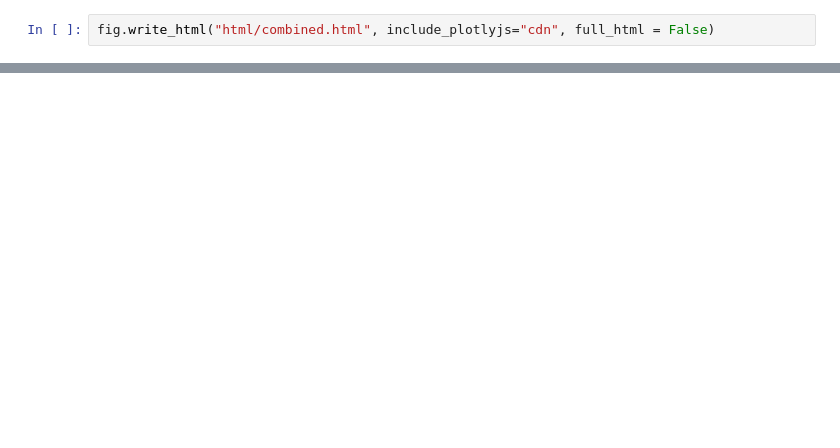
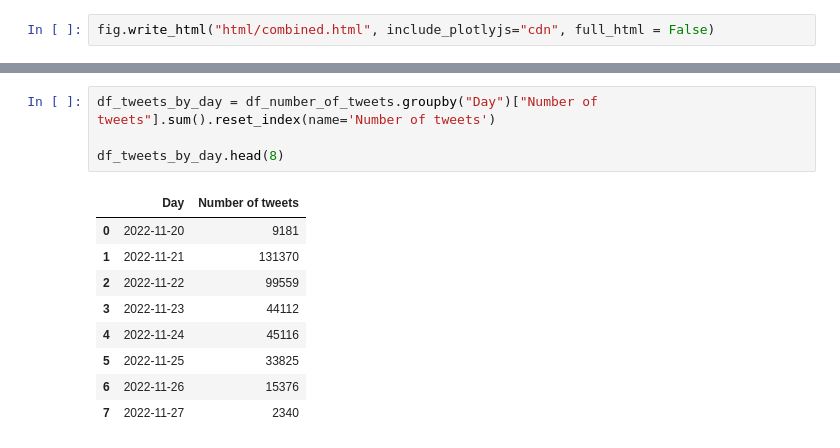
Before and after one commit to zzoeys/zzoeys.github.io, a Jupyter notebook: anthro390/plots/bubble_chart.ipynb, the cells around one changed output, grey strips where cells are left out. Drawn from its saved outputs; the diff is of its cells as text; blank space fills up the shorter version.

```diff
--- a/anthro390/plots/bubble_chart.ipynb
+++ b/anthro390/plots/bubble_chart.ipynb
@@ -67,0 +115,14 @@ fig.write_html("html/combined.html", include_plotlyjs="cdn", full_html = False)
+# %%
+df_tweets_by_day = df_number_of_tweets.groupby("Day")["Number of tweets"].sum().reset_index(name='Number of tweets')
+
+df_tweets_by_day.head(8)
+# %% [output]
+|  | Day | Number of tweets |
+| 0 | 2022-11-20 | 9181 |
+| 1 | 2022-11-21 | 131370 |
+| 2 | 2022-11-22 | 99559 |
+| 3 | 2022-11-23 | 44112 |
+| 4 | 2022-11-24 | 45116 |
+| 5 | 2022-11-25 | 33825 |
+| 6 | 2022-11-26 | 15376 |
+| 7 | 2022-11-27 | 2340 |
```
Also changed, not shown: parts of 14 cells of this notebook, 9 other files.
